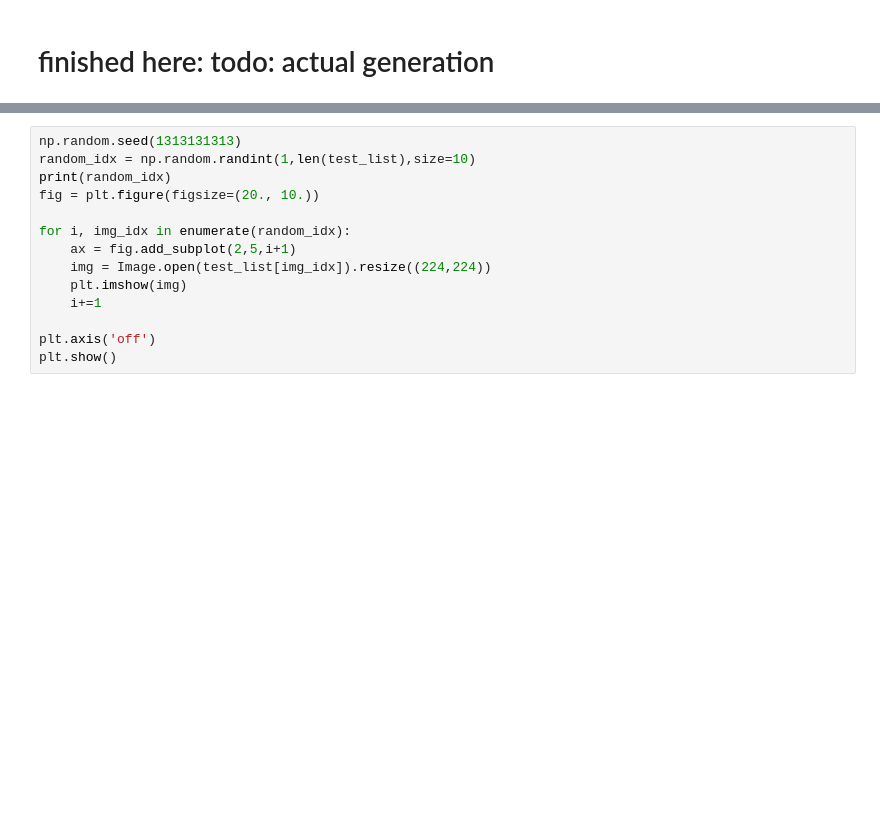
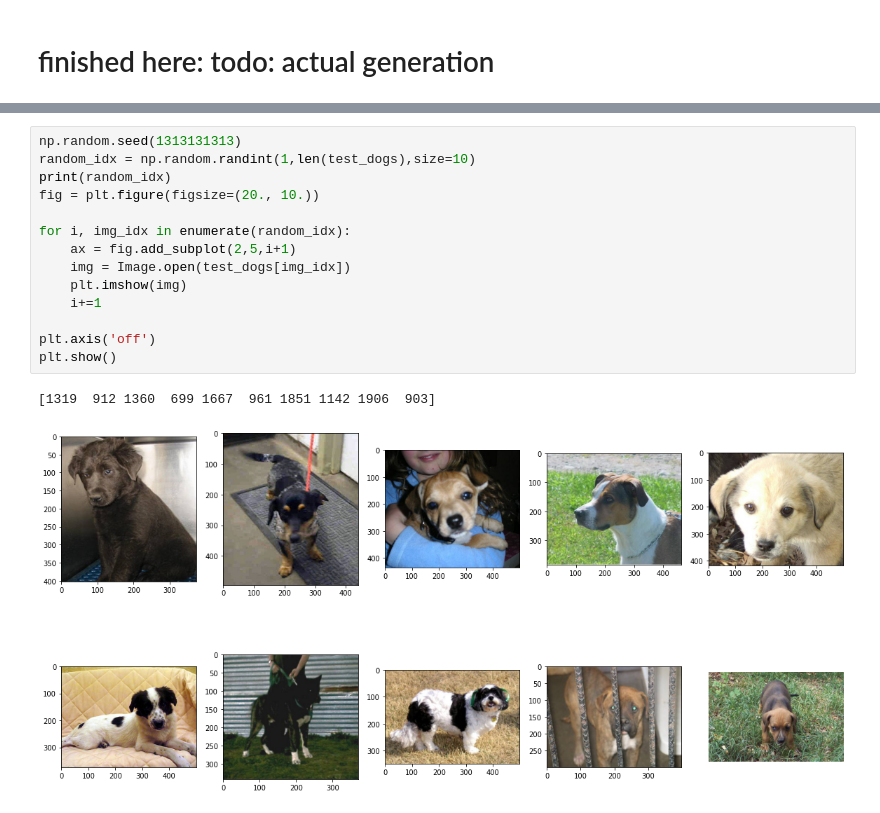
Before and after one commit to Huxwell/ColabNNs, a Jupyter notebook: cats_n_dogs_generate_multicategory_dataset_pynb.ipynb, the cells around one changed output, grey strips where cells are left out. Saved outputs shown, nothing was run; the diff lists cells and outputs as text; blank space fills up the shorter version.

```diff
--- a/cats_n_dogs_generate_multicategory_dataset_pynb.ipynb
+++ b/cats_n_dogs_generate_multicategory_dataset_pynb.ipynb
@@ -97,17 +120,20 @@ plt.show()
 # %%
 np.random.seed(1313131313)
-random_idx = np.random.randint(1,len(test_list),size=10)
+random_idx = np.random.randint(1,len(test_dogs),size=10)
 print(random_idx)
 fig = plt.figure(figsize=(20., 10.))
 
 for i, img_idx in enumerate(random_idx):
     ax = fig.add_subplot(2,5,i+1)
-    img = Image.open(test_list[img_idx]).resize((224,224))
+    img = Image.open(test_dogs[img_idx])
     plt.imshow(img)
     i+=1
 
 plt.axis('off')
 plt.show()
+# %% [output]
+[1319  912 1360  699 1667  961 1851 1142 1906  903]
+[figure, added]
 # %%
 def crop_center(img, cropx, cropy):
     y, x, *_ = img.shape
```
Also changed, not shown: parts of 15 cells of this notebook.
